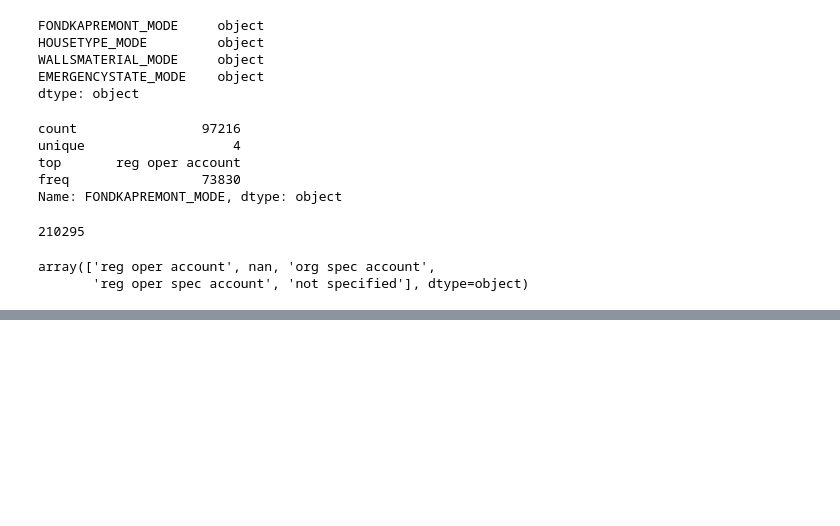
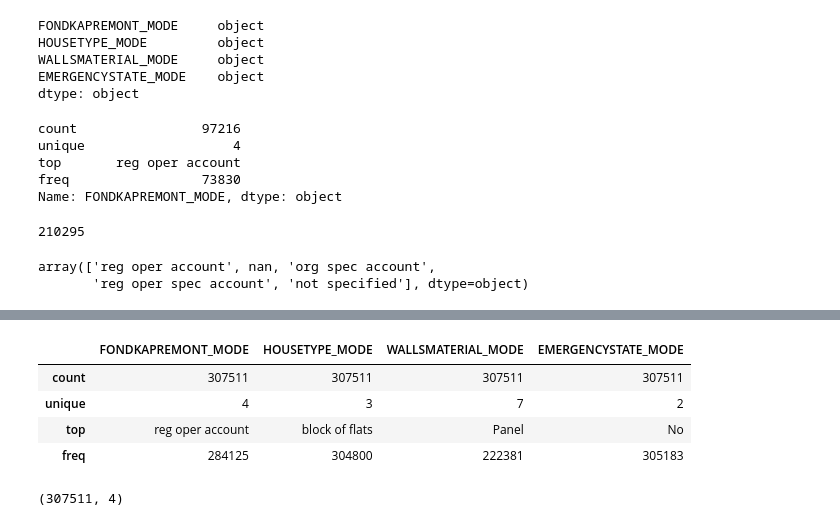
Before and after one commit to radheadewi/home-credit-ftp-uoe, a Jupyter notebook: 2-notebook/Datasets Exploration Column 60 to 123 Cleaning.ipynb, the cells around one changed output, grey strips where cells are left out. Cells and saved outputs as stored; diff of their text form; code cells hidden in the pictures; blank space fills up the shorter version.

```diff
--- a/2-notebook/Datasets Exploration Column 60 to 123 Cleaning.ipynb
+++ b/2-notebook/Datasets Exploration Column 60 to 123 Cleaning.ipynb
@@ -130,0 +214,12 @@ array(['reg oper account', nan, 'org spec account',
+# %%
+display(data_non_num.describe())
+# %% [output]
+|  | FONDKAPREMONT_MODE | HOUSETYPE_MODE | WALLSMATERIAL_MODE | EMERGENCYSTATE_MODE |
+| count | 307511 | 307511 | 307511 | 307511 |
+| unique | 4 | 3 | 7 | 2 |
+| top | reg oper account | block of flats | Panel | No |
+| freq | 284125 | 304800 | 222381 | 305183 |
+# %%
+data_non_num.shape
+# %% [output]
+(307511, 4)
```
Also changed, not shown: parts of 11 cells of this notebook, 1 other file.
